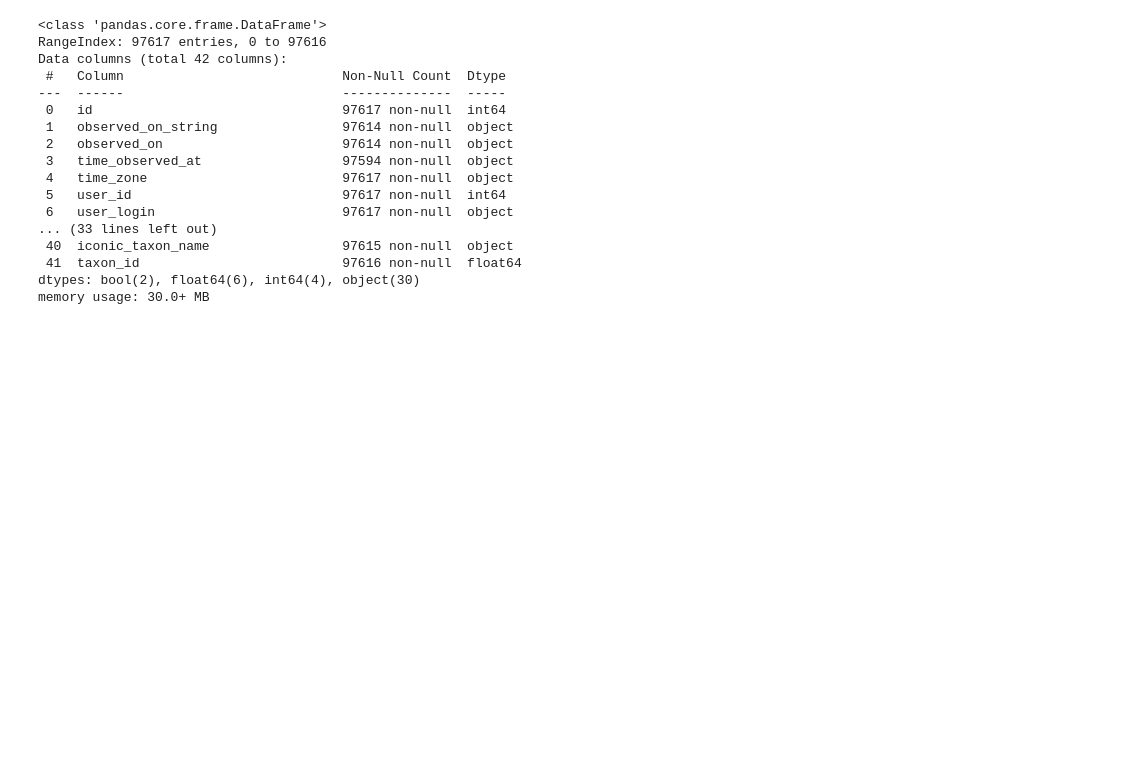
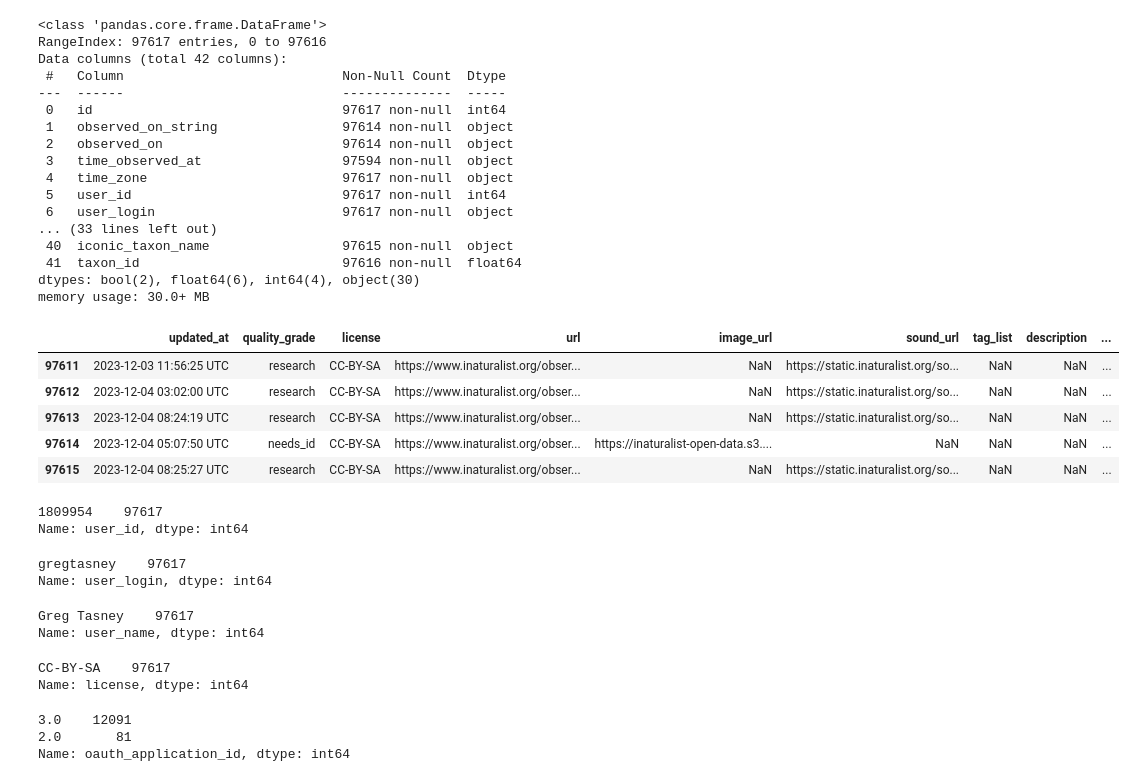
Before and after one commit to mccoolgrime/BrainStationCapstone, a Jupyter notebook: notebooks/01_data_cleaning.ipynb, the cells around one changed output. Saved outputs shown, nothing was run; the diff lists cells and outputs as text; code cells hidden in the pictures; blank space fills up the shorter version.

```diff
--- a/notebooks/01_data_cleaning.ipynb
+++ b/notebooks/01_data_cleaning.ipynb
@@ -42,3 +32,43 @@ Data columns (total 42 columns):
  41  taxon_id                          97616 non-null  float64
 dtypes: bool(2), float64(6), int64(4), object(30)
 memory usage: 30.0+ MB
+# %%
+data_gs.iloc[-6:-1, 9:23]
+# %% [output]
+|  | updated_at | quality_grade | license | url | image_url | sound_url | tag_list | description | ... |
+| 97611 | 2023-12-03 11:56:25 UTC | research | CC-BY-SA | https://www.inaturalist.org/obser... | NaN | https://static.inaturalist.org/so... | NaN | NaN | ... |
+| 97612 | 2023-12-04 03:02:00 UTC | research | CC-BY-SA | https://www.inaturalist.org/obser... | NaN | https://static.inaturalist.org/so... | NaN | NaN | ... |
+| 97613 | 2023-12-04 08:24:19 UTC | research | CC-BY-SA | https://www.inaturalist.org/obser... | NaN | https://static.inaturalist.org/so... | NaN | NaN | ... |
+| 97614 | 2023-12-04 05:07:50 UTC | needs_id | CC-BY-SA | https://www.inaturalist.org/obser... | https://inaturalist-open-data.s3.... | NaN | NaN | NaN | ... |
+| 97615 | 2023-12-04 08:25:27 UTC | research | CC-BY-SA | https://www.inaturalist.org/obser... | NaN | https://static.inaturalist.org/so... | NaN | NaN | ... |
+# %%
+# suspect user_id is same for all entries, using value_counts to confirm
+data_gs["user_id"].value_counts()
+# %% [output]
+1809954    97617
+Name: user_id, dtype: int64
+# %%
+# suspect user_login is same for all entries, using value_counts to confirm
+data_gs["user_login"].value_counts()
+# %% [output]
+gregtasney    97617
+Name: user_login, dtype: int64
+# %%
+# suspect user_name is same for all entries, using value_counts to confirm
+data_gs["user_name"].value_counts()
+# %% [output]
+Greg Tasney    97617
+Name: user_name, dtype: int64
+# %%
+# suspect license is all the same, confirmed
+data_gs["license"].value_counts()
+# %% [output]
+CC-BY-SA    97617
+Name: license, dtype: int64
+# %%
+# suspect license is all the same, confirmed
+data_gs["oauth_application_id"].value_counts()
+# %% [output]
+3.0    12091
+2.0       81
+Name: oauth_application_id, dtype: int64
```
Also changed, not shown: parts of 18 cells of this notebook.
